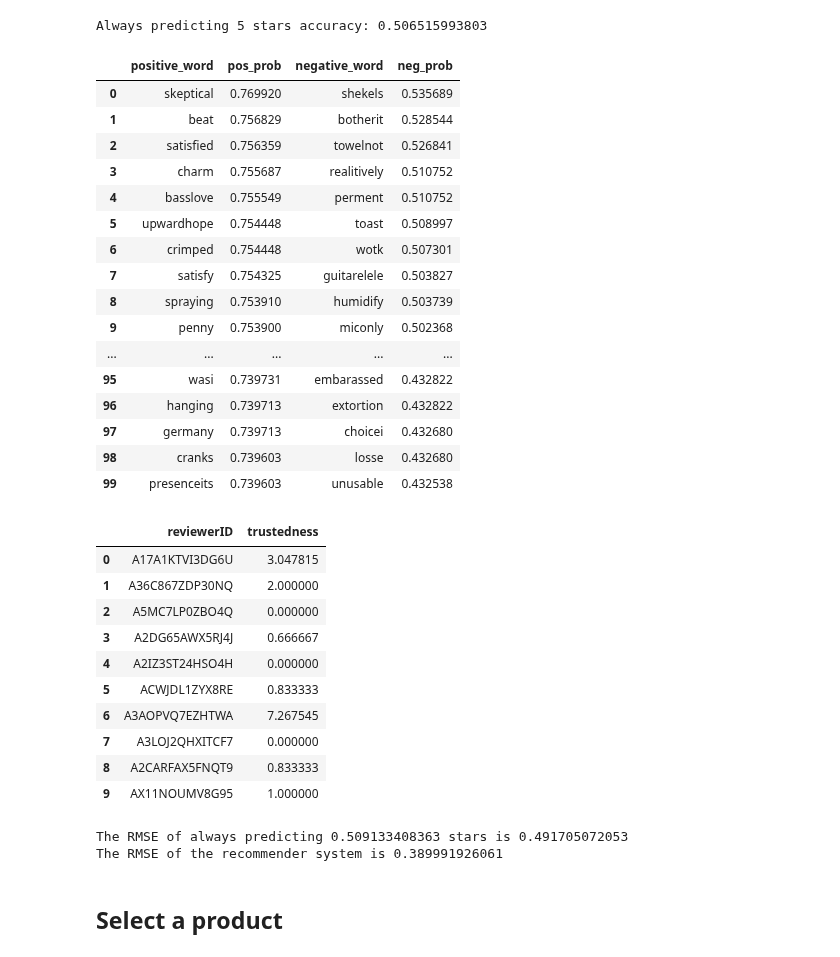
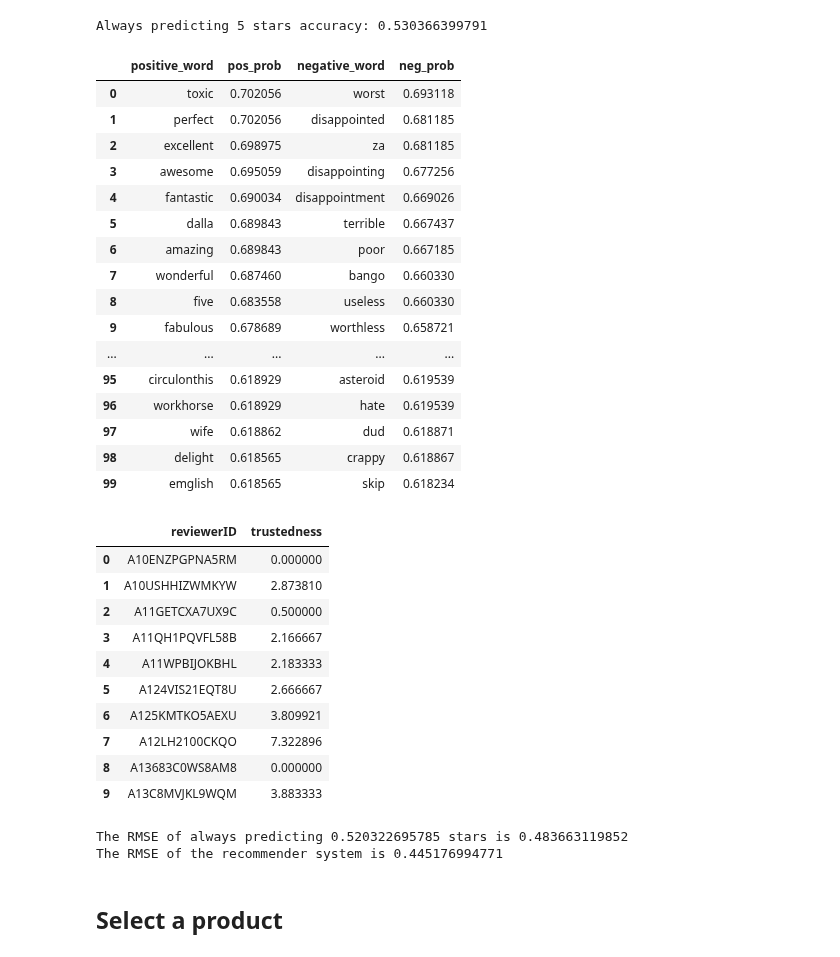
Before and after one commit to koulakis/amazon-review-qa-analysis, a Jupyter notebook: Trusted Users Insight System.ipynb, the cells around one changed output. Cells and saved outputs as stored; diff of their text form; code cells hidden in the pictures.

```diff
--- a/Trusted Users Insight System.ipynb
+++ b/Trusted Users Insight System.ipynb
@@ -1,5 +1,5 @@
 # %%
-dataset = 'Musical_Instruments'
+dataset = 'Home_and_Kitchen'
 
 reviews_filepath = './data/raw_data/reviews_{0}_5.json.gz'.format(dataset)
 metadata_filepath = './data/metadata/meta_{0}.json.gz'.format(dataset)
@@ -17,11 +17,11 @@ metadata_filepath = './data/metadata/meta_{0}.json.gz'.format(dataset)
 
 all_reviews = (spark
     .read
-    .json(reviews_filepath)).cache()
+    .json(reviews_filepath))
 
 all_metadata = (spark
     .read
-    .json(metadata_filepath)).cache()
+    .json(metadata_filepath))
 # %%
 # %load modules/scripts/Summarize\ reviews.py
 
@@ -48,8 +48,8 @@ reviews = (all_reviews
     .na.fill({ 'reviewerName': 'Unknown' })
     .filter(col('overall').isin([1, 2, 5]))
     .withColumn('label', make_binary(col('overall')))
-    .select(col('label').cast('int'), remove_punctuation('reviewText').alias('review'))
-    .filter(trim(col('review')) != ''))
+    .select(col('label').cast('int'), remove_punctuation('summary').alias('summary'))
+    .filter(trim(col('summary')) != ''))
 
 
 # ## Splitting data and balancing skewness
@@ -92,7 +92,7 @@ from pyspark.ml.feature import Tokenizer, HashingTF, IDF, StopWordsRemover
 from pyspark.ml.pipeline import Pipeline
 from pyspark.ml.classification import LogisticRegression
 
-tokenizer = Tokenizer(inputCol='review', outputCol='words')
+tokenizer = Tokenizer(inputCol='summary', outputCol='words')
 
 pipeline = Pipeline(stages=[
     tokenizer,
@@ -128,11 +128,11 @@ from pyspark.sql.types import FloatType
 
 words = (tokenizer
     .transform(reviews)
-    .select(explode(col('words')).alias('review')))
+    .select(explode(col('words')).alias('summary')))
 
 predictors = (model
     .transform(words)
-    .select(col('review').alias('word'), 'probability'))
+    .select(col('summary').alias('word'), 'probability'))
 
 first = udf(lambda x: x[0].item(), FloatType())
 second = udf(lambda x: x[1].item(), FloatType())
@@ -140,50 +140,50 @@ second = udf(lambda x: x[1].item(), FloatType())
 predictive_words = (predictors
    .select(
        'word',
        second(col('probability')).alias('positive'),
        first(col('probability')).alias('negative'))
    .groupBy('word')
    .agg(
        F.max('positive').alias('positive'),
        F.max('negative').alias('negative')))
 
 positive_predictive_words = (predictive_words
     .select(col('word').alias('positive_word'), col('positive').alias('pos_prob'))
     .sort('pos_prob', ascending=False))
 
 negative_predictive_words = (predictive_words
     .select(col('word').alias('negative_word'), col('negative').alias('neg_prob'))
     .sort('neg_prob', ascending=False))
 
 
 # In[46]:
 
 import pandas as pd
 pd.set_option('display.max_rows', 100)
 
 pd.concat(
     [ positive_predictive_words.limit(100).toPandas(),
       negative_predictive_words.limit(100).toPandas() ],
     axis=1)
 # %% [output]
-Always predicting 5 stars accuracy: 0.506515993803
+Always predicting 5 stars accuracy: 0.530366399791
 |  | positive_word | pos_prob | negative_word | neg_prob |
-| 0 | skeptical | 0.769920 | shekels | 0.535689 |
-| 1 | beat | 0.756829 | botherit | 0.528544 |
-| 2 | satisfied | 0.756359 | towelnot | 0.526841 |
-| 3 | charm | 0.755687 | realitively | 0.510752 |
-| 4 | basslove | 0.755549 | perment | 0.510752 |
-| 5 | upwardhope | 0.754448 | toast | 0.508997 |
-| 6 | crimped | 0.754448 | wotk | 0.507301 |
-| 7 | satisfy | 0.754325 | guitarelele | 0.503827 |
-| 8 | spraying | 0.753910 | humidify | 0.503739 |
-| 9 | penny | 0.753900 | miconly | 0.502368 |
+| 0 | toxic | 0.702056 | worst | 0.693118 |
+| 1 | perfect | 0.702056 | disappointed | 0.681185 |
+| 2 | excellent | 0.698975 | za | 0.681185 |
+| 3 | awesome | 0.695059 | disappointing | 0.677256 |
+| 4 | fantastic | 0.690034 | disappointment | 0.669026 |
+| 5 | dalla | 0.689843 | terrible | 0.667437 |
+| 6 | amazing | 0.689843 | poor | 0.667185 |
+| 7 | wonderful | 0.687460 | bango | 0.660330 |
+| 8 | five | 0.683558 | useless | 0.660330 |
+| 9 | fabulous | 0.678689 | worthless | 0.658721 |
 | ... | ... | ... | ... | ... |
-| 95 | wasi | 0.739731 | embarassed | 0.432822 |
-| 96 | hanging | 0.739713 | extortion | 0.432822 |
-| 97 | germany | 0.739713 | choicei | 0.432680 |
-| 98 | cranks | 0.739603 | losse | 0.432680 |
-| 99 | presenceits | 0.739603 | unusable | 0.432538 |
+| 95 | circulonthis | 0.618929 | asteroid | 0.619539 |
+| 96 | workhorse | 0.618929 | hate | 0.619539 |
+| 97 | wife | 0.618862 | dud | 0.618871 |
+| 98 | delight | 0.618565 | crappy | 0.618867 |
+| 99 | emglish | 0.618565 | skip | 0.618234 |
 # %%
 # %load modules/scripts/User\ trustedness.py
 
@@ -236,16 +236,16 @@ reviewers_trustedness = (helpfulness
 reviewers_trustedness.limit(10).toPandas()
 # %% [output]
 |  | reviewerID | trustedness |
-| 0 | A17A1KTVI3DG6U | 3.047815 |
-| 1 | A36C867ZDP30NQ | 2.000000 |
-| 2 | A5MC7LP0ZBO4Q | 0.000000 |
-| 3 | A2DG65AWX5RJ4J | 0.666667 |
-| 4 | A2IZ3ST24HSO4H | 0.000000 |
-| 5 | ACWJDL1ZYX8RE | 0.833333 |
-| 6 | A3AOPVQ7EZHTWA | 7.267545 |
-| 7 | A3LOJ2QHXITCF7 | 0.000000 |
-| 8 | A2CARFAX5FNQT9 | 0.833333 |
-| 9 | AX11NOUMV8G95 | 1.000000 |
+| 0 | A10ENZPGPNA5RM | 0.000000 |
+| 1 | A10USHHIZWMKYW | 2.873810 |
+| 2 | A11GETCXA7UX9C | 0.500000 |
+| 3 | A11QH1PQVFL58B | 2.166667 |
+| 4 | A11WPBIJOKBHL | 2.183333 |
+| 5 | A124VIS21EQT8U | 2.666667 |
+| 6 | A125KMTKO5AEXU | 3.809921 |
+| 7 | A12LH2100CKQO | 7.322896 |
+| 8 | A13683C0WS8AM8 | 0.000000 |
+| 9 | A13C8MVJKL9WQM | 3.883333 |
 # %%
 # %load modules/scripts/Recommender\ system.py
 
@@ -368,8 +368,8 @@ evaluation = evaluator.evaluate(predictions.filter(col('prediction') != float('n
 
 print('The RMSE of the recommender system is {0}'.format(evaluation))
 # %% [output]
-The RMSE of always predicting 0.509133408363 stars is 0.491705072053
-The RMSE of the recommender system is 0.389991926061
+The RMSE of always predicting 0.520322695785 stars is 0.483663119852
+The RMSE of the recommender system is 0.445176994771
 # %% [markdown]
 ## Select a product
 # %%
```
Also changed, not shown: parts of 14 cells of this notebook, 2 other files.
